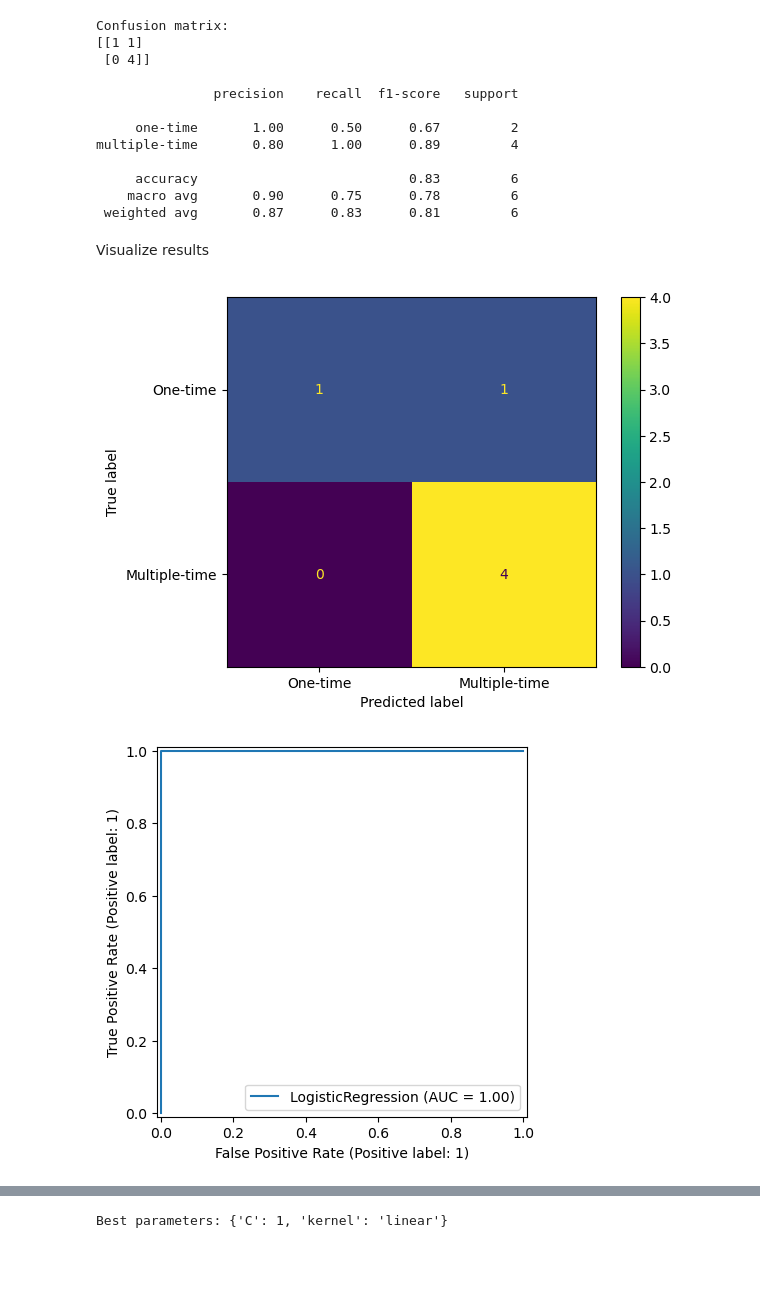
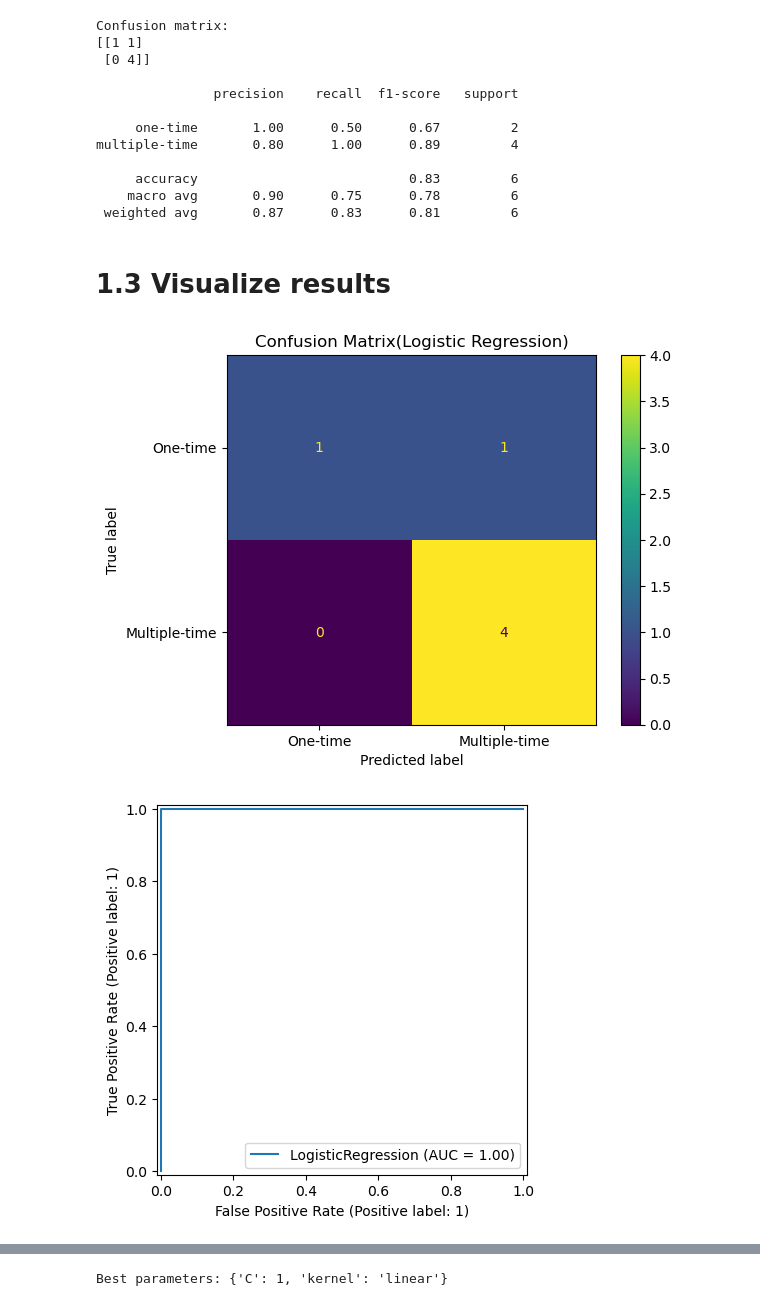
Before and after one commit to Yijun-cat/ML_DMT, a Jupyter notebook: training_model.ipynb, the cells around one changed output, grey strips where cells are left out. Cells and saved outputs as stored; diff of their text form; code cells hidden in the pictures; blank space fills up the shorter version.

```diff
--- a/training_model.ipynb
+++ b/training_model.ipynb
@@ -112,20 +112,21 @@ multiple-time       0.80      1.00      0.89         4
     macro avg       0.90      0.75      0.78         6
  weighted avg       0.87      0.83      0.81         6
 # %% [markdown]
-Visualize results
+# 1.3 Visualize results
 # %%
 import matplotlib.pyplot as plt
 from sklearn.metrics import auc, roc_curve, RocCurveDisplay, ConfusionMatrixDisplay
 
 confusion_disp = ConfusionMatrixDisplay( confusion_matrix=confusion,
                                         display_labels=['One-time', 'Multiple-time'] )
 confusion_disp.plot()
+plt.title( 'Confusion Matrix(Logistic Regression)' )
 plt.show()
 
 fpr, tpr, thresholds = roc_curve( y_test, y_pred_proba )
 roc_auc = auc( fpr, tpr )
 RocCurveDisplay.from_estimator( best_log_reg, X_test_scaled, y_test )
 plt.show()
 # %% [output]
-[figure, old version]
+[figure, new version]
 [figure]
```
Also changed, not shown: parts of 25 cells of this notebook.
